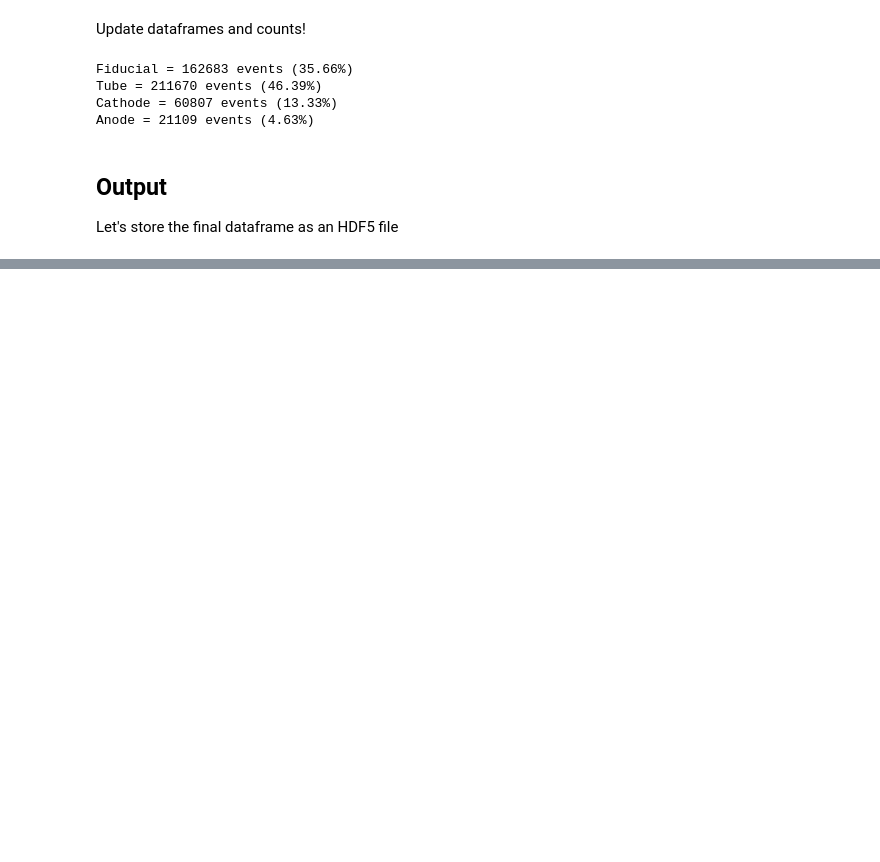
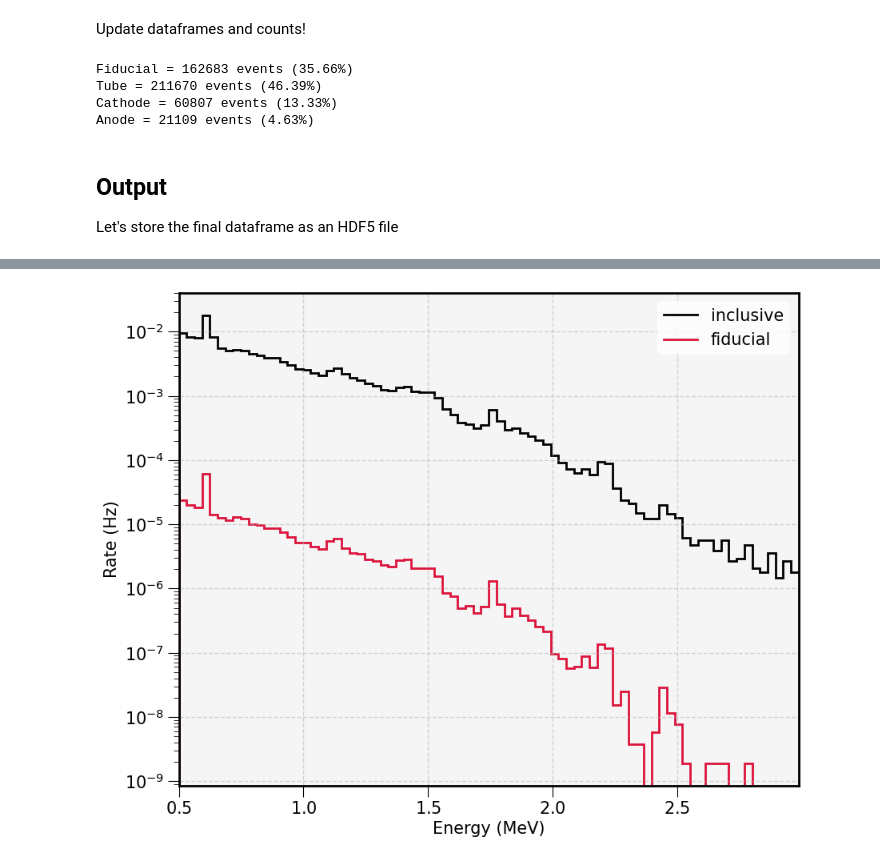
Before and after one commit to camacortespar/next-analysis, a Jupyter notebook: NEXT-100/Rn_analysis/02_Bi_MC.ipynb, the cells around one changed output, grey strips where cells are left out. Drawn from its saved outputs; the diff is of its cells as text; code cells hidden in the pictures; blank space fills up the shorter version.

```diff
--- a/NEXT-100/Rn_analysis/02_Bi_MC.ipynb
+++ b/NEXT-100/Rn_analysis/02_Bi_MC.ipynb
@@ -1183,0 +1290,88 @@ plt.show()
+# %%
+# Global
+n_bins = 100
+# ROI information
+ROI_RATE_CV, ROI_RATE_ERR = 0, 0
+ROI_EVTS_DF = pd.DataFrame()
+fig, ax = plt.subplots()
+
+# ----- Define the Binning ----- #
+# Use the "Inclusive" region to define the binning
+_, E_edges = np.histogram(ALL_EVTS_DF['E_mev'], bins=n_bins)
+
+for i, region in enumerate(['inclusive', 'fiducial']):
+
+    print(f"\n--- Processing Region: {region.upper()} ---")
+
+    # Dataframe and cathode MC information
+    if region == 'inclusive':
+        mc_region = ALL_EVTS_DF.copy()
+        evt_all_cv = Bi_INFO['All']['evt_incl_CV'];             evt_all_err = Bi_INFO['All']['evt_incl_Err']
+        evt_cathode_cv  = Bi_INFO['Cathode']['evt_incl_CV'];    evt_cathode_err = Bi_INFO['Cathode']['evt_incl_Err']
+    else:
+        mc_region = all_fidu_evts_df.copy()
+        evt_all_cv = Bi_INFO['All']['evt_fidu_CV'];             evt_all_err = Bi_INFO['All']['evt_fidu_Err']
+        evt_cathode_cv  = Bi_INFO['Cathode']['evt_fidu_CV'];    evt_cathode_err = Bi_INFO['Cathode']['evt_fidu_Err']
+
+    # Variables
+    E = mc_region['E_mev']
+
+    # ----- Normalized Histogram (by Cathode MC) ----- #
+    E_counts, _ = np.histogram(E, bins=E_edges)
+    print(f"\n{region.upper()} events: {E_counts.sum()}")
+    # Computing the scale factor
+    scale_factor_cv  = evt_cathode_cv / evt_all_cv
+    scale_factor_err = scale_factor_cv * np.sqrt((evt_cathode_err/evt_cathode_cv)**2 + (evt_all_err/evt_all_cv)**2)
+    print(f"Scale factor to Cathode MC: {scale_factor_cv:.6f} ± {scale_factor_err:.6f}")
+    # Scale the counts
+    E_counts_scaled = E_counts * scale_factor_cv
+    E_rate = E_counts_scaled / RUN_TIME_CATH        # Importan to use the MC time exposure of cathode sample
+    print(f"Scaled {region.upper()} events: {E_counts_scaled.sum():.2f}")
+    print(f"{region.upper()} rate: {E_rate.sum()*1e3:.4f} mHz")
+
+    # ----- Extract ROI Information (only Fiducial) ----- #
+    if region == 'fiducial':
+
+        print(f"\n--- ROI [{ROI_MIN}, {ROI_MAX}] MeV Analysis for Region: {region.upper()} ---")
+
+        # ROI events dataframe
+        ROI_EVTS_DF = mc_region[mc_region['E_mev'].between(ROI_MIN, ROI_MAX)].copy()    # Inclusive bounds
+
+        # Events in ROI
+        unscaled_counts_in_roi = ROI_EVTS_DF['global_event'].nunique()
+        print(f"Unscaled events in ROI: {unscaled_counts_in_roi}")
+        scaled_counts_in_roi_cv  = unscaled_counts_in_roi * scale_factor_cv
+        scaled_counts_in_roi_err = scaled_counts_in_roi_cv * np.sqrt((1/unscaled_counts_in_roi) + (scale_factor_err/scale_factor_cv)**2)
+        print(f"Scaled events in ROI: {scaled_counts_in_roi_cv:.4f} ± {scaled_counts_in_roi_err:.4f}")
+        # ROI Rate, careful with the error propagation!
+        ROI_RATE_CV = scaled_counts_in_roi_cv.sum() / RUN_TIME_CATH
+        ROI_RATE_ERR = scaled_counts_in_roi_err.sum() / RUN_TIME_CATH
+        print(f"{region.upper()} rate in ROI: ({ROI_RATE_CV:.2e} ± {ROI_RATE_ERR:.2e}) Hz")
+
+    # ----- Plotting ----- #
+    plt.stairs(E_rate, E_edges, label=region,
+               fill=False, ec=pt.hist_colors[i % len(pt.hist_colors)], lw=2.0)
+
+# for x_peaks in [0.609, 1.120, 1.377, 1.764, 2.204, 2.447, 2.4, 2.5]:
+#     plt.axvline(x=x_peaks, c='grey', ls='--', lw=1.0)
+
+# # ----- Styling ----- #
+# # Important text
+# plt.text(2.5, 1.5e-3, r'$R_{fiducial}$'f' = ({CATH_RATE_FIDU_CV*1e3:.2f} ± {CATH_RATE_FIDU_ERR*1e3:.2f}) mHz', va='center', ha='center')
+
+# # Preliminary logo
+# LOGO_BOX = OffsetImage(PRELIM_LOGO, zoom = 0.1)
+# xy = (2.35, 3e-3)
+# ab = AnnotationBbox(LOGO_BOX, xy, xybox=(0, 0), xycoords='data', boxcoords="offset points",  frameon=False)
+# ax.add_artist(ab)
+
+plt.xlabel('Energy (MeV)')
+plt.xlim(TRG2_THRESHOLD, min(E_edges, key=lambda x: abs(x - 3)))
+plt.ylabel('Rate (Hz)')
+plt.yscale('log')
+plt.legend()
+plt.grid(True)
+plt.gca().set_facecolor("whitesmoke")
+plt.savefig(f'/lhome/ific/c/ccortesp/Analysis/NEXT-100/Rn_analysis/images/Bi_Energy_Spectrum_All_MC.pdf')
+plt.show()
+# %% [output]
@@ -1184 +1396,2 @@ plt.show()
+[figure, added]
 # %% [markdown]
```
Also changed, not shown: parts of 32 cells of this notebook, 8 other files.
